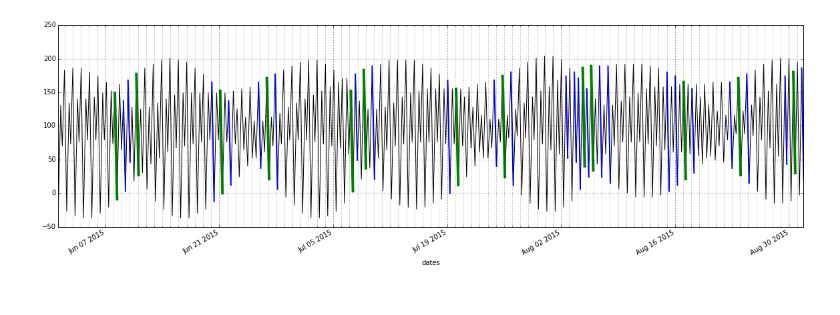
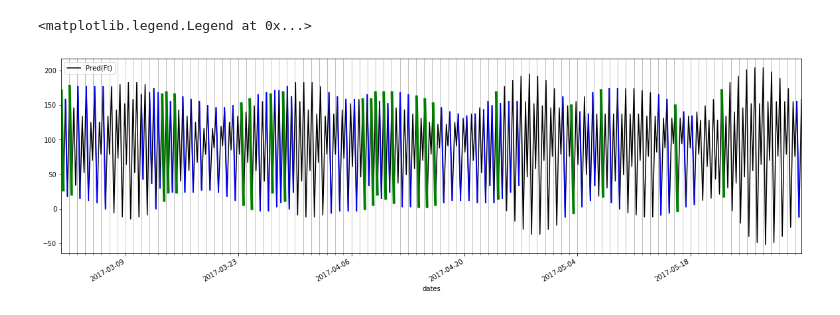
Before and after one commit to openearth/notebooks, a Jupyter notebook: alcatraz_similar.ipynb, the cells around one changed output. Drawn from its saved outputs; the diff is of its cells as text; code cells hidden in the pictures.

```diff
--- a/alcatraz_similar.ipynb
+++ b/alcatraz_similar.ipynb
@@ -15,6 +15,7 @@ import io
 # download high/low tides for 2015, local times, relative to MLLW,
 # col 5 (0 based should have water level in cm)
 url = 'http://tidesandcurrents.noaa.gov/noaatidepredictions/NOAATidesFacade.jsp?datatype=Annual+TXT&Stationid=9414290&text=datafiles%252F9414290%252F26052015%252F100%252F&imagename=images%2F9414290%2F26052015%2F100%2F9414290_2015-05-27.gif&bdate=20150526&timelength=daily&timeZone=2&dataUnits=1&interval=&edate=20150527&StationName=SAN+FRANCISCO&Stationid_=9414290&state=CA&primary=Harmonic&datum=MLLW&timeUnits=2&ReferenceStationName=SAN+FRANCISCO+%28Golden+Gate%29&ReferenceStation=9414290&HeightOffsetLow=&HeightOffsetHigh=&TimeOffsetLow=0&TimeOffsetHigh=0&pageview=dayly&print_download=true&Threshold=&thresholdvalue='
+url = 'http://tidesandcurrents.noaa.gov/noaatidepredictions/NOAATidesFacade.jsp?datatype=Annual+TXT&Stationid=9414290&text=datafiles%252F9414290%252F26052015%252F100%252F&imagename=images%2F9414290%2F26052015%2F100%2F9414290_2015-05-27.gif&bdate=20170301&timelength=daily&timeZone=2&dataUnits=1&interval=&edate=20170801&StationName=SAN+FRANCISCO&Stationid_=9414290&state=CA&primary=Harmonic&datum=MLLW&timeUnits=2&ReferenceStationName=SAN+FRANCISCO+%28Golden+Gate%29&ReferenceStation=9414290&HeightOffsetLow=&HeightOffsetHigh=&TimeOffsetLow=0&TimeOffsetHigh=0&pageview=dayly&print_download=true&Threshold=&thresholdvalue='
 resp = requests.get(url)
 # open remote content as file like object
 f = io.StringIO(resp.text)
@@ -24,6 +25,6 @@ f = io.StringIO(resp.text)
 # read file, not consistently formatted
 df = pandas.read_csv(f, sep='\t', skiprows=13)
 # should show some lines
-df.icol(5).plot()
+df.iloc[:,5].plot()
 # %% [output]
 <matplotlib.axes._subplots.AxesSubplot at 0x...>
@@ -37,35 +38,37 @@ df = df.set_index('dates')
 import datetime
 import numpy as np
 idx = np.logical_and(
-    df.index >= datetime.datetime(2015, 6, 1),
-    df.index < datetime.datetime(2015, 9, 1)
+    df.index >= datetime.datetime(2017, 3, 1),
+    df.index < datetime.datetime(2017, 6, 1)
 )
 # %%
 # High low tides, similar to 1962, then the difference was almost 1.5m, according to
 # https://agu.confex.com/data/handout/agu/fm14/Paper_25480_handout_563_0.pdf
 
 # wide plot
 fig, ax = plt.subplots(figsize=(20,6))
 # timeseries
-df[idx].icol(5).plot(ax=ax, color='black')
+df[idx].iloc[:,5].plot(ax=ax, color='black')
 
 # find -300 +300 mm difference
 ix = np.logical_and((df.icol(5)*10).diff() <  -1200, (df.icol(5)*10).diff() >  -1800)
 ids, = np.where(ix)
 for id_ in ids:
     # find previous and current point
     a = df[(id_-1):(id_+1)]
     # plot blue
     ax.plot(a.index, np.array(a.icol(5)), 'b-', linewidth=2)
 
 # find -100 +100mm difference
 ix = np.logical_and((df.icol(5)*10).diff() <  -1400, (df.icol(5)*10).diff() >  -1600)
 ids, = np.where(ix)
 for id_ in ids:
     a = df[(id_-1):(id_+1)]
     ax.plot(a.index, np.array(a.icol(5)), 'g-', linewidth=4)
 # show lines
 ax.xaxis.set_minor_locator(matplotlib.dates.DayLocator())
 ax.grid(which='minor', axis='x')
+plt.legend(loc='best')
 # %% [output]
+<matplotlib.legend.Legend at 0x...>
-[figure, old version]
+[figure, new version]
```
Also changed, not shown: parts of 1 cell of this notebook.
